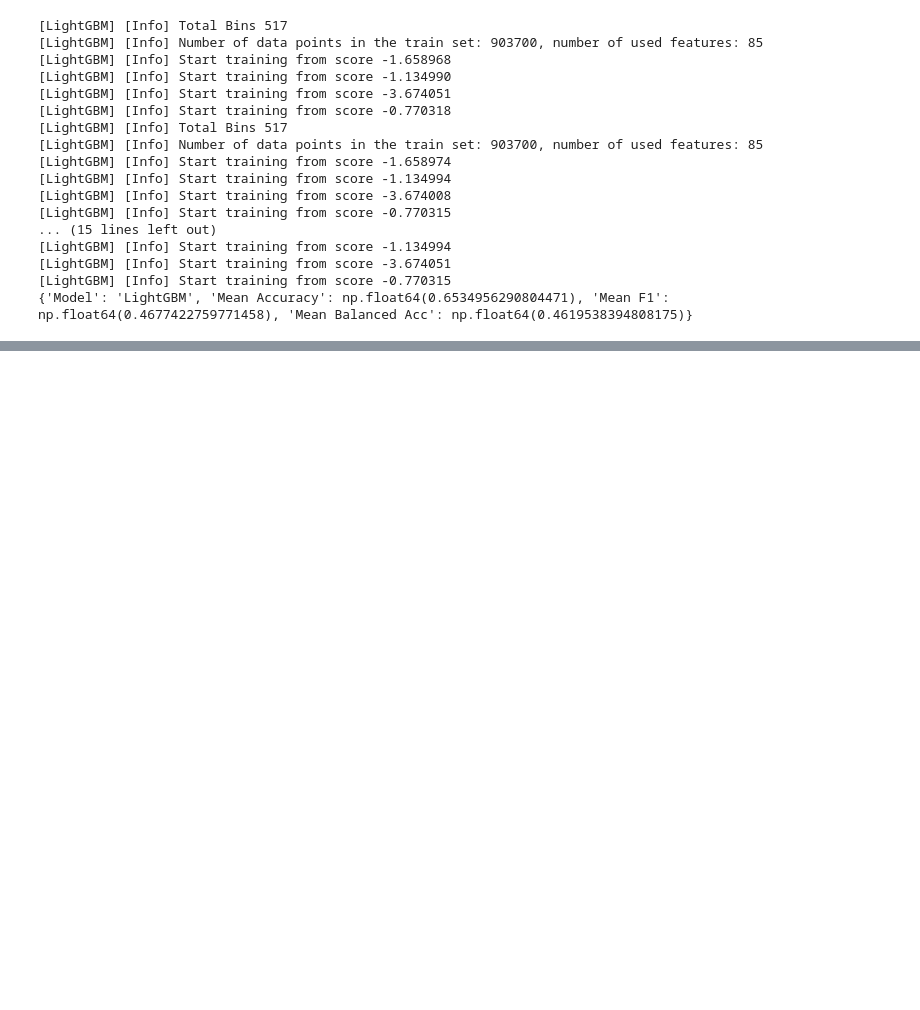
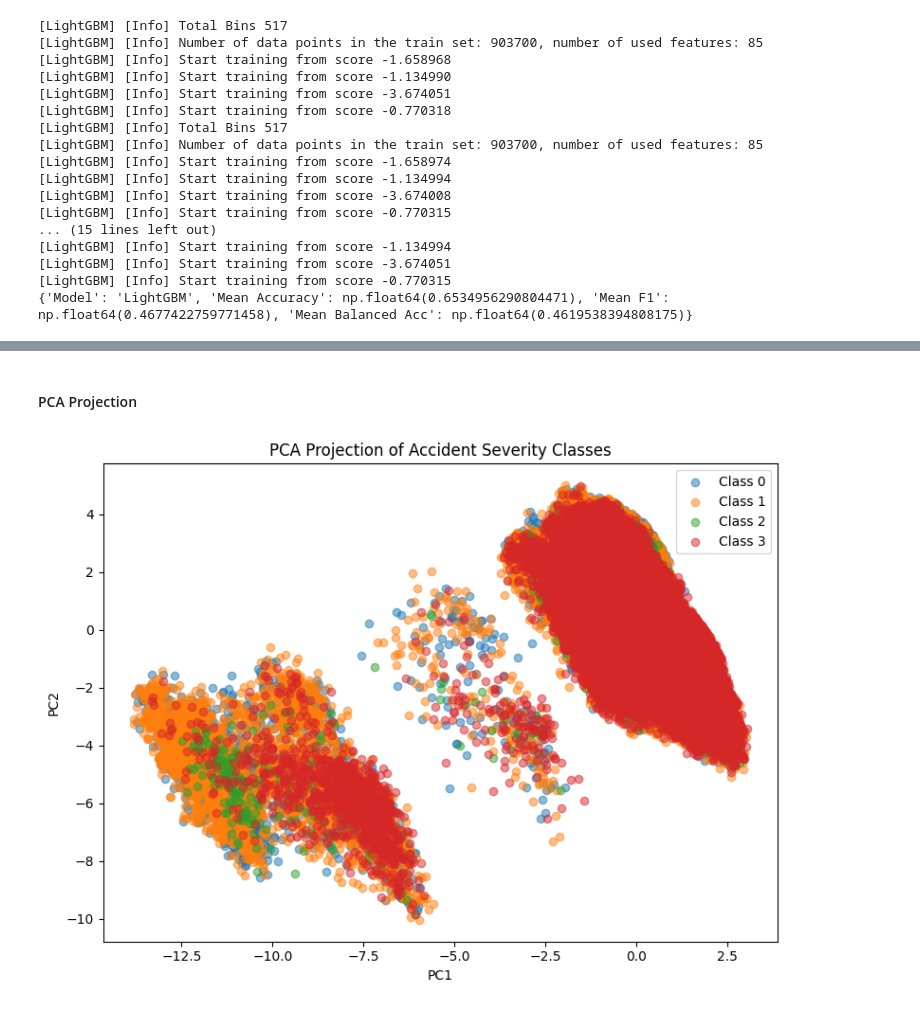
Before and after one commit to jmdrouin/Road-Accidents-France-Mlops, a Jupyter notebook: Step-3_Modeling.ipynb, the cells around one changed output, grey strips where cells are left out. Drawn from its saved outputs; the diff is of its cells as text; code cells hidden in the pictures; blank space fills up the shorter version.

```diff
--- a/Step-3_Modeling.ipynb
+++ b/Step-3_Modeling.ipynb
@@ -938,0 +1032,43 @@ Training until validation scores don't improve for 200 rounds
+# %% [markdown]
+#### PCA Projection
+# %%
+# visual evaluation of class separability on unseen data (test set).
+
+import matplotlib.pyplot as plt
+from sklearn.decomposition import PCA
+from sklearn.preprocessing import StandardScaler
+import numpy as np
+
+# Fit scaler on original training set, transform both train and test
+scaler = StandardScaler()
+X_train_scaled = scaler.fit_transform(X_train_final)
+X_test_scaled  = scaler.transform(X_test_final)
+
+# Fit PCA on training data only
+pca = PCA(n_components=2, random_state=42)
+X_train_pca = pca.fit_transform(X_train_scaled)
+
+# Transform test data using the same PCA model
+X_test_pca = pca.transform(X_test_scaled)
+
+# Optional: if you also want PCA for the balanced train set
+# X_train_balanced_scaled = scaler.transform(X_train_balanced)
+# X_train_balanced_pca = pca.transform(X_train_balanced_scaled)
+
+# Plot PCA projection of the test set by class
+plt.figure(figsize=(8,6))
+for c in np.unique(y_test_enc):
+    plt.scatter(
+        X_test_pca[y_test_enc == c, 0],
+        X_test_pca[y_test_enc == c, 1],
+        label=f"Class {c}",
+        alpha=0.5
+    )
+plt.legend()
+plt.title("PCA Projection of Accident Severity Classes")
+plt.xlabel("PC1")
+plt.ylabel("PC2")
+plt.tight_layout()
+plt.show()
+# %% [output]
+[figure, added]
```
Also changed, not shown: parts of 38 cells of this notebook.
